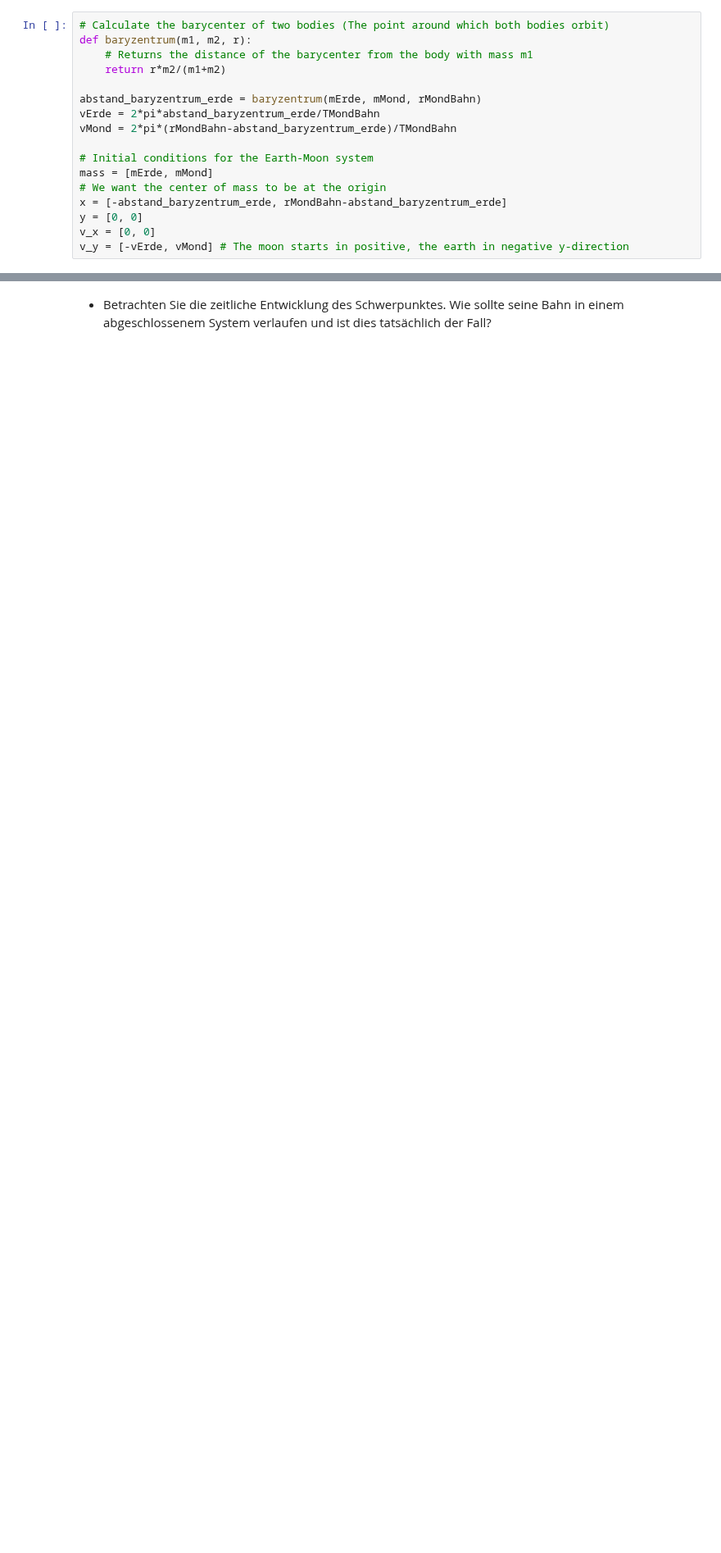
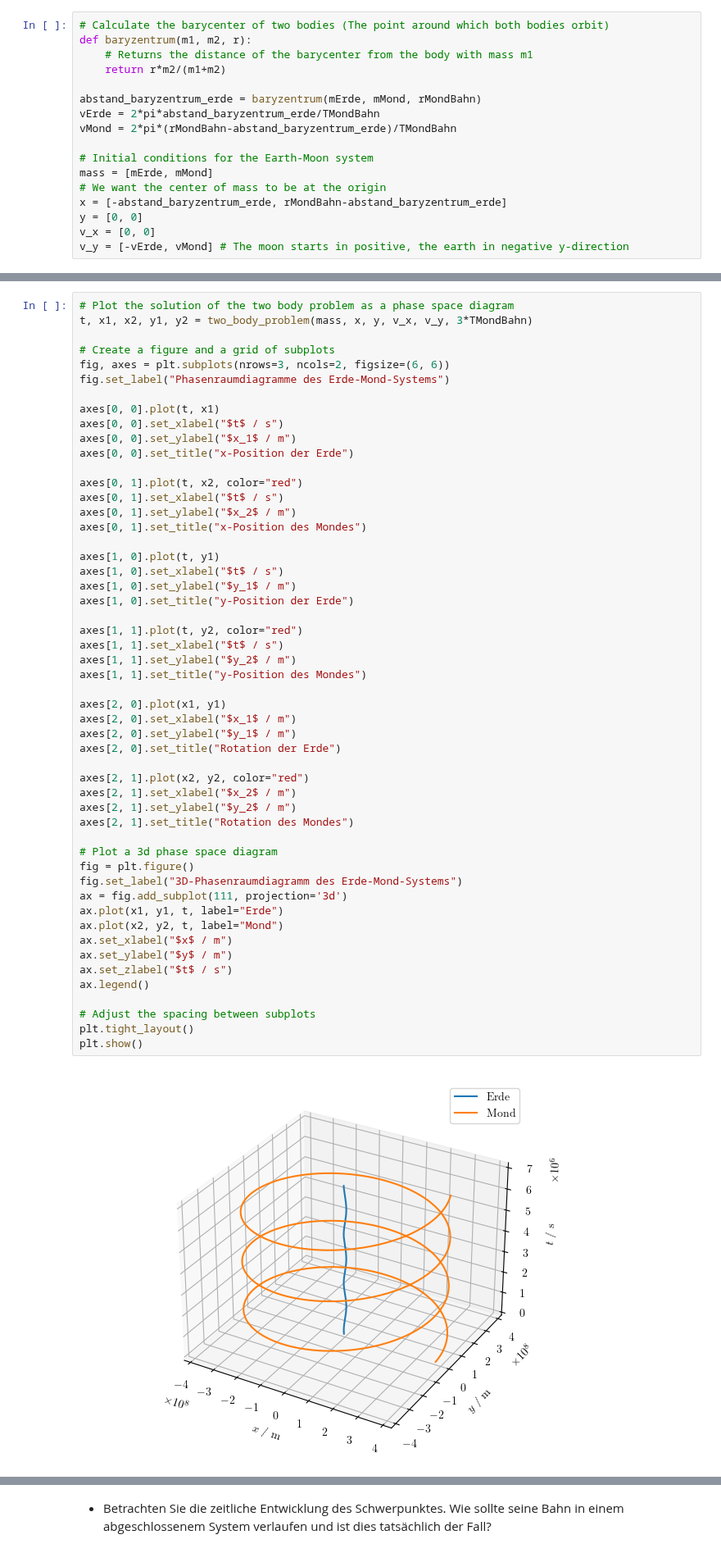
Before and after one commit to Nusssecke/Gezeitenreibung, a Jupyter notebook: gezeitenreibung.ipynb, the cells around one changed output, grey strips where cells are left out. Shown at 82% size. Cells and saved outputs as stored; diff of their text form; blank space fills up the shorter version.

```diff
--- a/gezeitenreibung.ipynb
+++ b/gezeitenreibung.ipynb
@@ -183,0 +169,54 @@ plt.show()
+# %%
+# Plot the solution of the two body problem as a phase space diagram
+t, x1, x2, y1, y2 = two_body_problem(mass, x, y, v_x, v_y, 3*TMondBahn)
+
+# Create a figure and a grid of subplots
+fig, axes = plt.subplots(nrows=3, ncols=2, figsize=(6, 6))
+fig.set_label("Phasenraumdiagramme des Erde-Mond-Systems")
+
+axes[0, 0].plot(t, x1)
+axes[0, 0].set_xlabel("$t$ / s")
+axes[0, 0].set_ylabel("$x_1$ / m")
+axes[0, 0].set_title("x-Position der Erde")
+
+axes[0, 1].plot(t, x2, color="red")
+axes[0, 1].set_xlabel("$t$ / s")
+axes[0, 1].set_ylabel("$x_2$ / m")
+axes[0, 1].set_title("x-Position des Mondes")
+
+axes[1, 0].plot(t, y1)
+axes[1, 0].set_xlabel("$t$ / s")
+axes[1, 0].set_ylabel("$y_1$ / m")
+axes[1, 0].set_title("y-Position der Erde")
+
+axes[1, 1].plot(t, y2, color="red")
+axes[1, 1].set_xlabel("$t$ / s")
+axes[1, 1].set_ylabel("$y_2$ / m")
+axes[1, 1].set_title("y-Position des Mondes")
+
+axes[2, 0].plot(x1, y1)
+axes[2, 0].set_xlabel("$x_1$ / m")
+axes[2, 0].set_ylabel("$y_1$ / m")
+axes[2, 0].set_title("Rotation der Erde")
+
+axes[2, 1].plot(x2, y2, color="red")
+axes[2, 1].set_xlabel("$x_2$ / m")
+axes[2, 1].set_ylabel("$y_2$ / m")
+axes[2, 1].set_title("Rotation des Mondes")
+
+# Plot a 3d phase space diagram
+fig = plt.figure()
+fig.set_label("3D-Phasenraumdiagramm des Erde-Mond-Systems")
+ax = fig.add_subplot(111, projection='3d')
+ax.plot(x1, y1, t, label="Erde")
+ax.plot(x2, y2, t, label="Mond")
+ax.set_xlabel("$x$ / m")
+ax.set_ylabel("$y$ / m")
+ax.set_zlabel("$t$ / s")
+ax.legend()
+
+# Adjust the spacing between subplots
+plt.tight_layout()
+plt.show()
+# %% [output]
+[figure, added]
```
Also changed, not shown: parts of 8 cells of this notebook.
